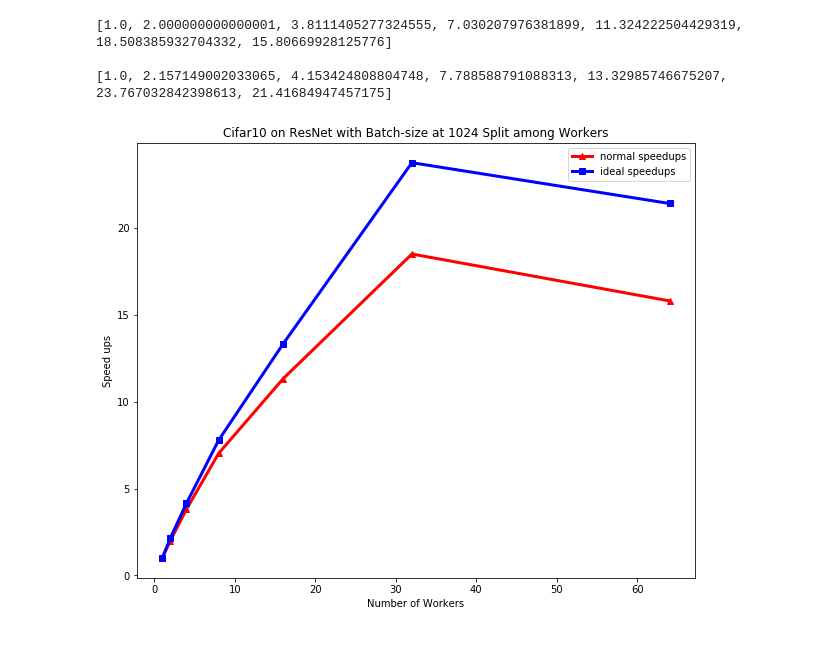
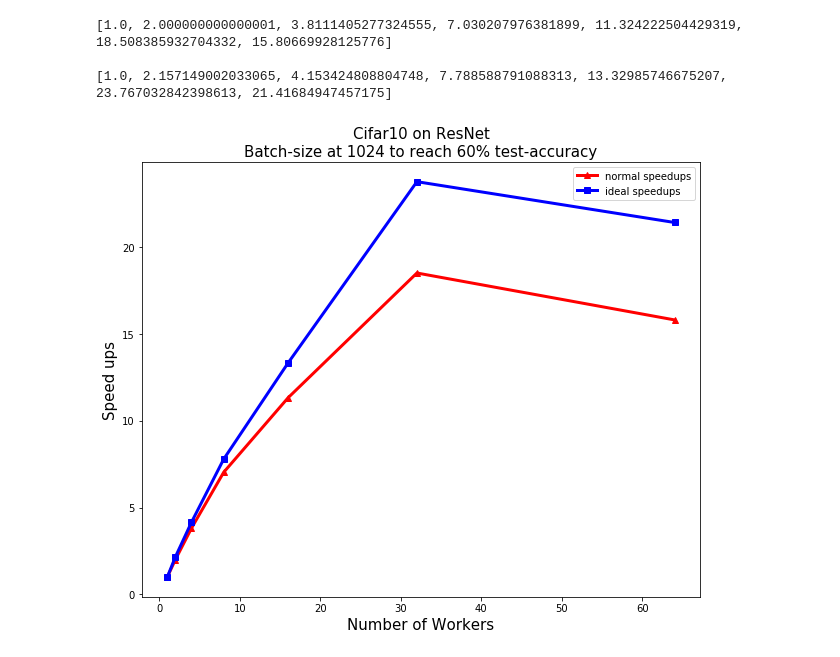
Before and after one commit to hwang595/TF-Pytorch-comparison, a Jupyter notebook: analysis/TF_Speedup_Cifar10_ResNet.ipynb, the cells around one changed output. Saved outputs shown, nothing was run; the diff lists cells and outputs as text; code cells hidden in the pictures.

```diff
--- a/analysis/TF_Speedup_Cifar10_ResNet.ipynb
+++ b/analysis/TF_Speedup_Cifar10_ResNet.ipynb
@@ -67,11 +67,12 @@ workers_interval=[1, 2, 4, 8, 16, 32, 64]
 # %%
 fig=plt.figure(1)
 plt.plot(workers_interval, normal_speedup_vals, '-^r', linewidth=3.0, label="normal speedups")
 plt.plot(workers_interval, ideal_speedup_vals, '-sb', linewidth=3.0, label='ideal speedups')
-plt.title("Cifar10 on ResNet with Batch-size at 1024 Split among Workers")
-plt.xlabel("Number of Workers")
-plt.ylabel("Speed ups")
+plt.title("Cifar10 on ResNet\nBatch-size at 1024 to reach 60% test-accuracy", multialignment='center',
+         fontsize=15)
+plt.xlabel("Number of Workers", fontsize=15)
+plt.ylabel("Speed ups", fontsize=15)
 plt.legend()
 plt.show()
 # %% [output]
-[figure, old version]
+[figure, new version]
```
